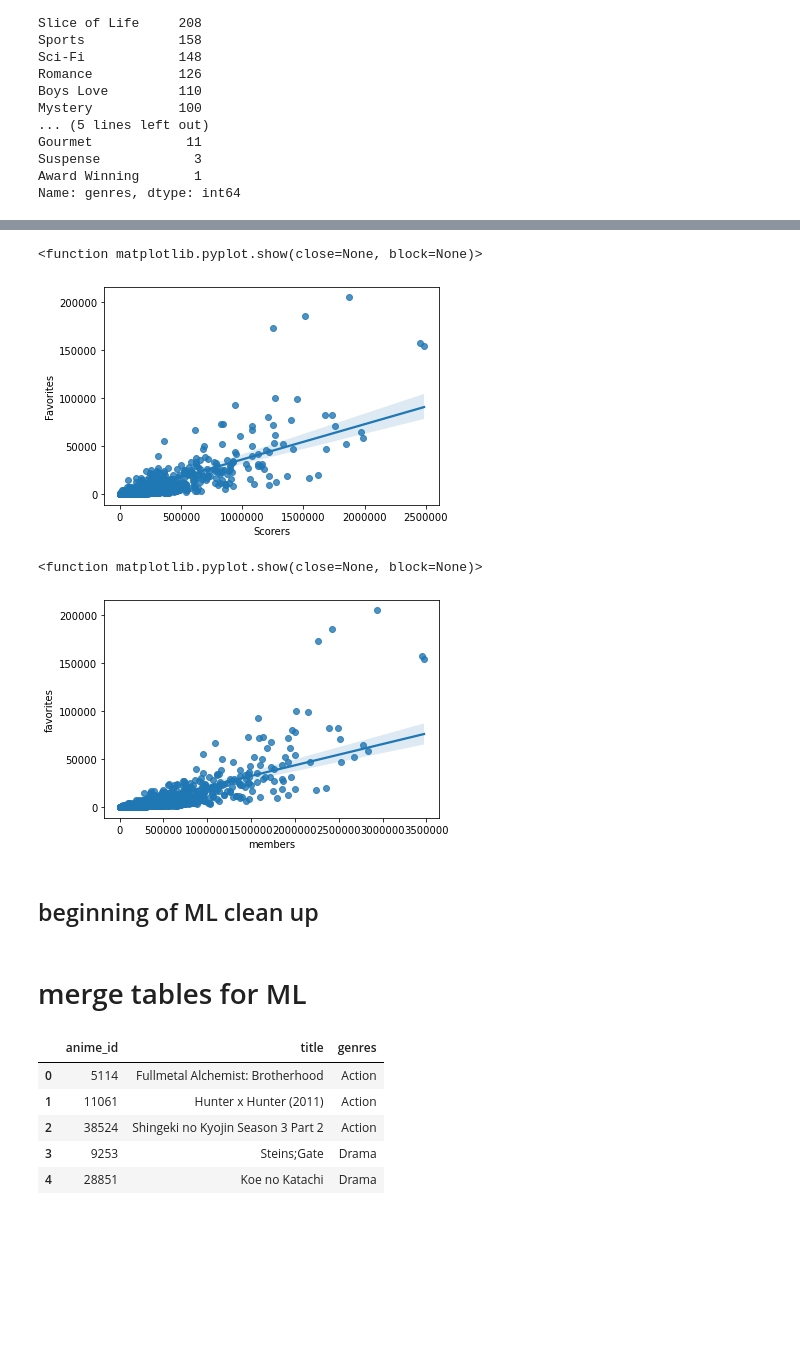
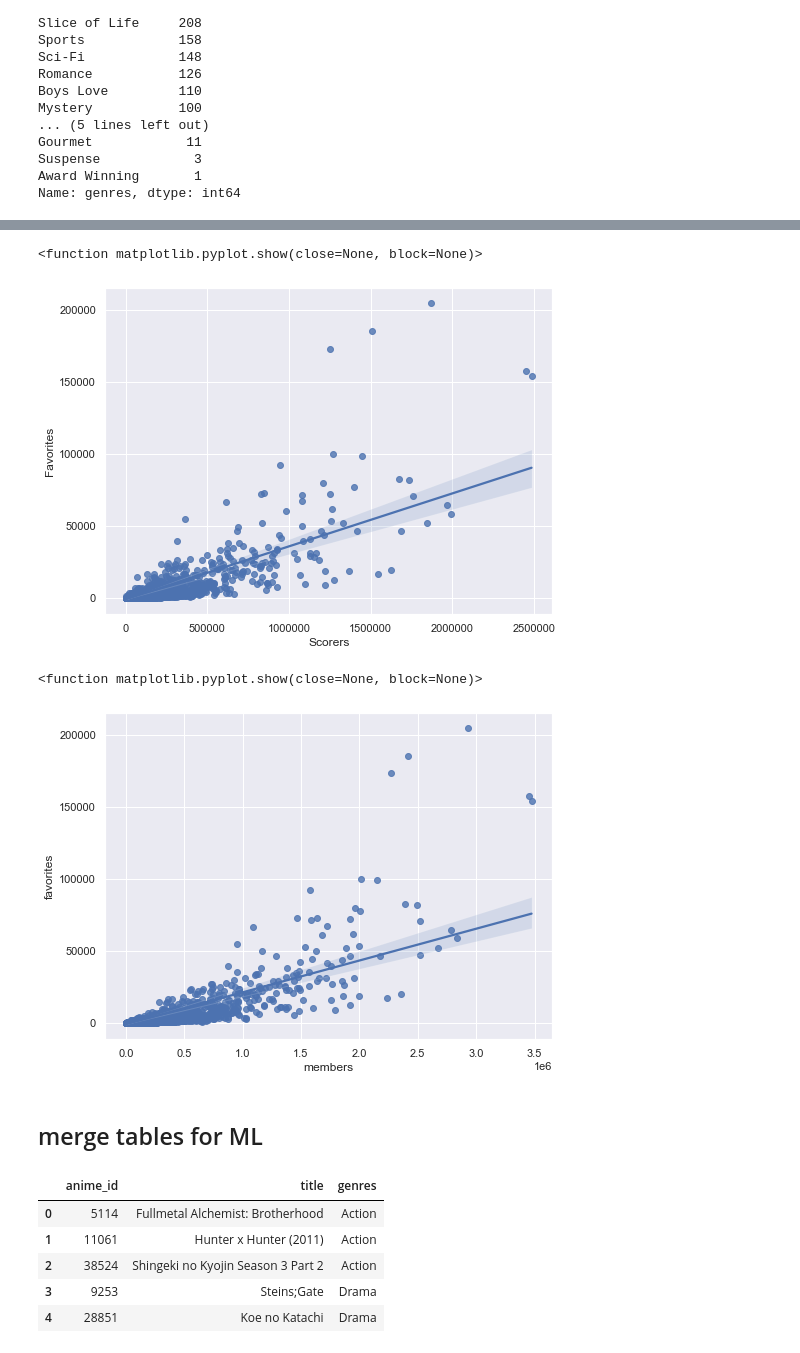
Before and after one commit to Megreid23/final_project, a Jupyter notebook: Exploratory_Data_Analysis/anime_project.ipynb, the cells around one changed output, grey strips where cells are left out. Drawn from its saved outputs; the diff is of its cells as text; code cells hidden in the pictures; blank space fills up the shorter version.

```diff
--- a/Exploratory_Data_Analysis/anime_project.ipynb
+++ b/Exploratory_Data_Analysis/anime_project.ipynb
@@ -6,6 +6,10 @@ from sqlalchemy import create_engine
 import psycopg2
 from config import db_password
 import seaborn as sns
+import scipy.stats as ss
+sns.set_style('darkgrid')
+sns.set_palette('deep')
+sns.set(rc={'figure.figsize': (8,6)})
 # %% [markdown]
 ## import csv and basic clean up
 # %%
@@ -1351,15 +1513,12 @@ plt.ticklabel_format(useOffset=False, style='plain')
 plt.show
 # %% [output]
 <function matplotlib.pyplot.show(close=None, block=None)>
-[figure, old version]
+[figure, new version]
 # %%
 sns.regplot(x=scoring_info['members'], y=scoring_info['favorites'])
 # plt.ylabel('Favorites')
 # plt.xlabel('Members')
-plt.ticklabel_format(useOffset=False, style='plain')
 plt.show
 # %% [output]
 <function matplotlib.pyplot.show(close=None, block=None)>
-[figure, old version]
+[figure, new version]
-# %% [markdown]
-## beginning of ML clean up
@@ -1371,5 +1525,5 @@ plt.show
 # %% [markdown]
-# merge tables for ML
+## merge tables for ML
 # %%
 all_anime_info = pd.merge(anime_titles, anime_genres, on='anime_id', how='inner')
 # %%
```
Also changed, not shown: parts of 89 cells of this notebook, 16 other files.
